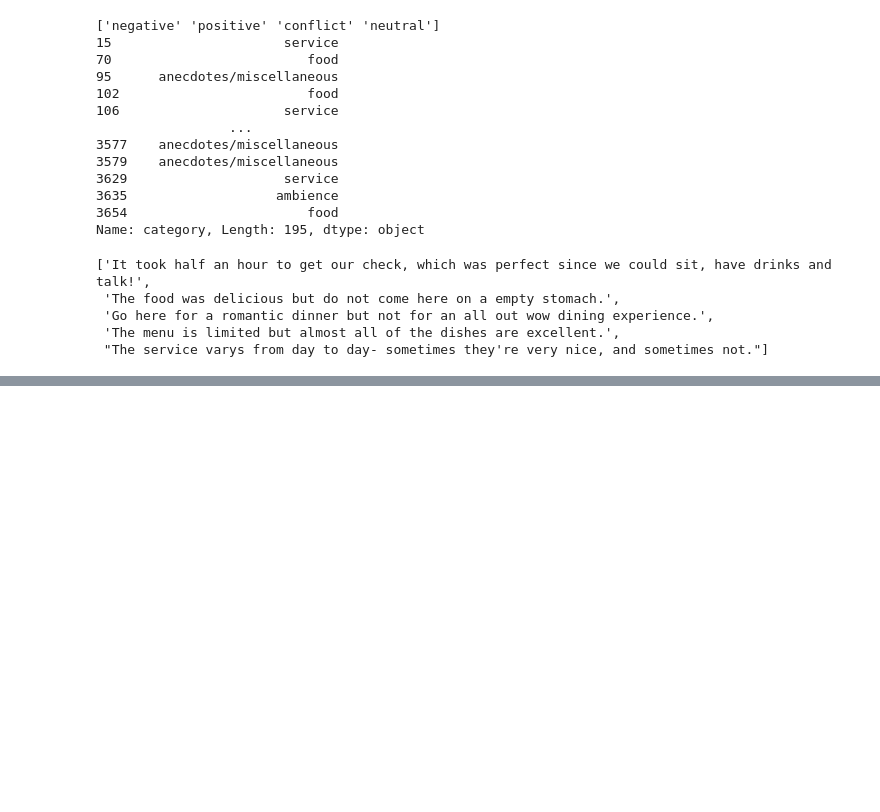
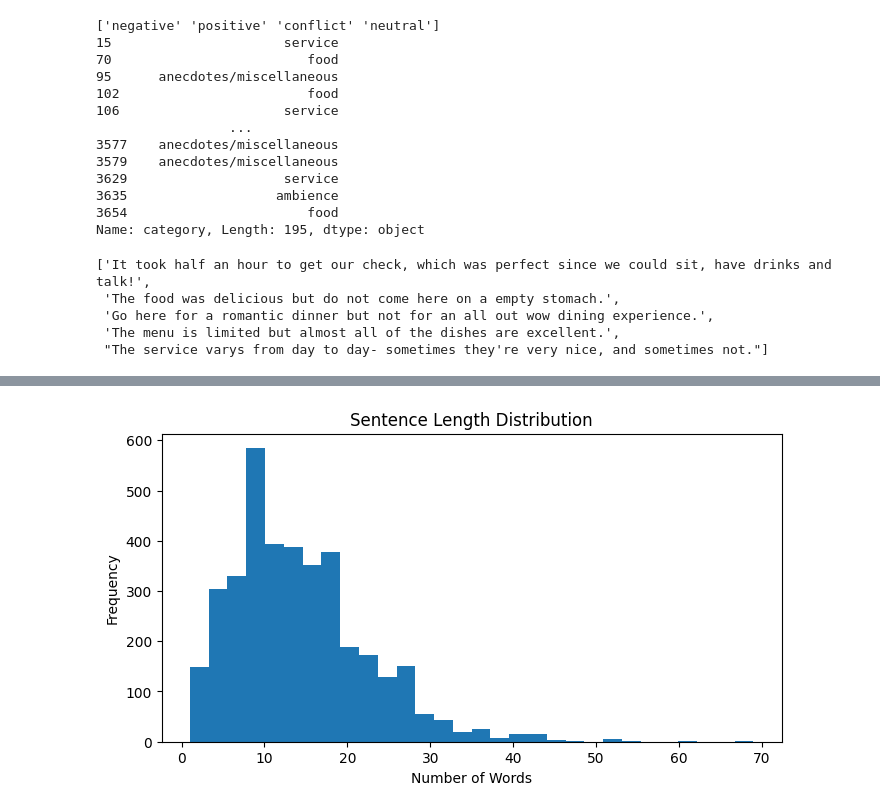
Before and after one commit to Amirmn24/ML_Project_G33, a Jupyter notebook: notebooks/ABSA_ML_G33.ipynb, the cells around one changed output, grey strips where cells are left out. Drawn from its saved outputs; the diff is of its cells as text; code cells hidden in the pictures; blank space fills up the shorter version.

```diff
--- a/notebooks/ABSA_ML_G33.ipynb
+++ b/notebooks/ABSA_ML_G33.ipynb
@@ -142,0 +189,11 @@ Name: category, Length: 195, dtype: object
+# %%
+flat_train_df['sentence_length'] = flat_train_df['sentence'].apply(lambda x: len(x.split()))
+
+plt.figure(figsize=(8,4))
+plt.hist(flat_train_df['sentence_length'], bins=30)
+plt.title("Sentence Length Distribution")
+plt.xlabel("Number of Words")
+plt.ylabel("Frequency")
+plt.show()
+# %% [output]
+[figure, added]
```
Also changed, not shown: parts of 8 cells of this notebook.
